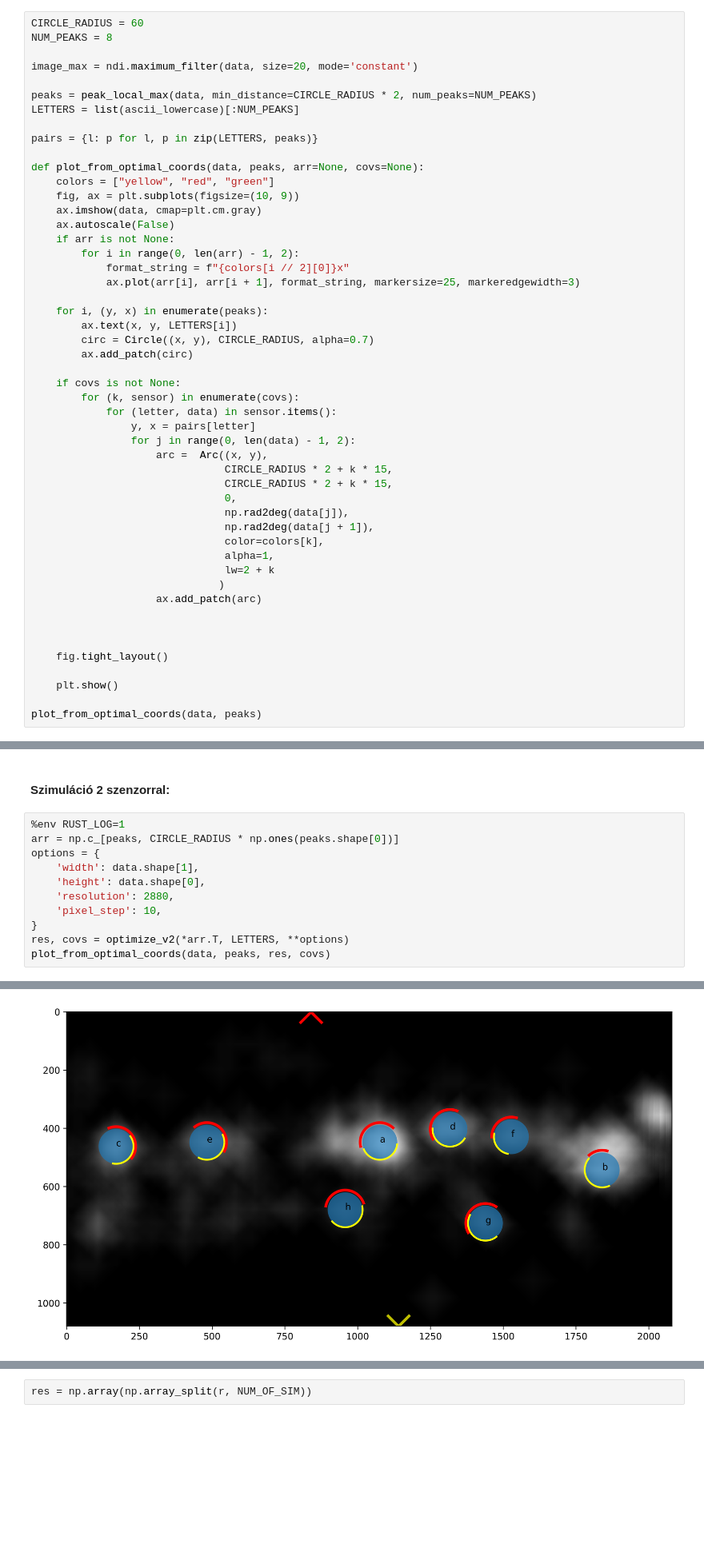
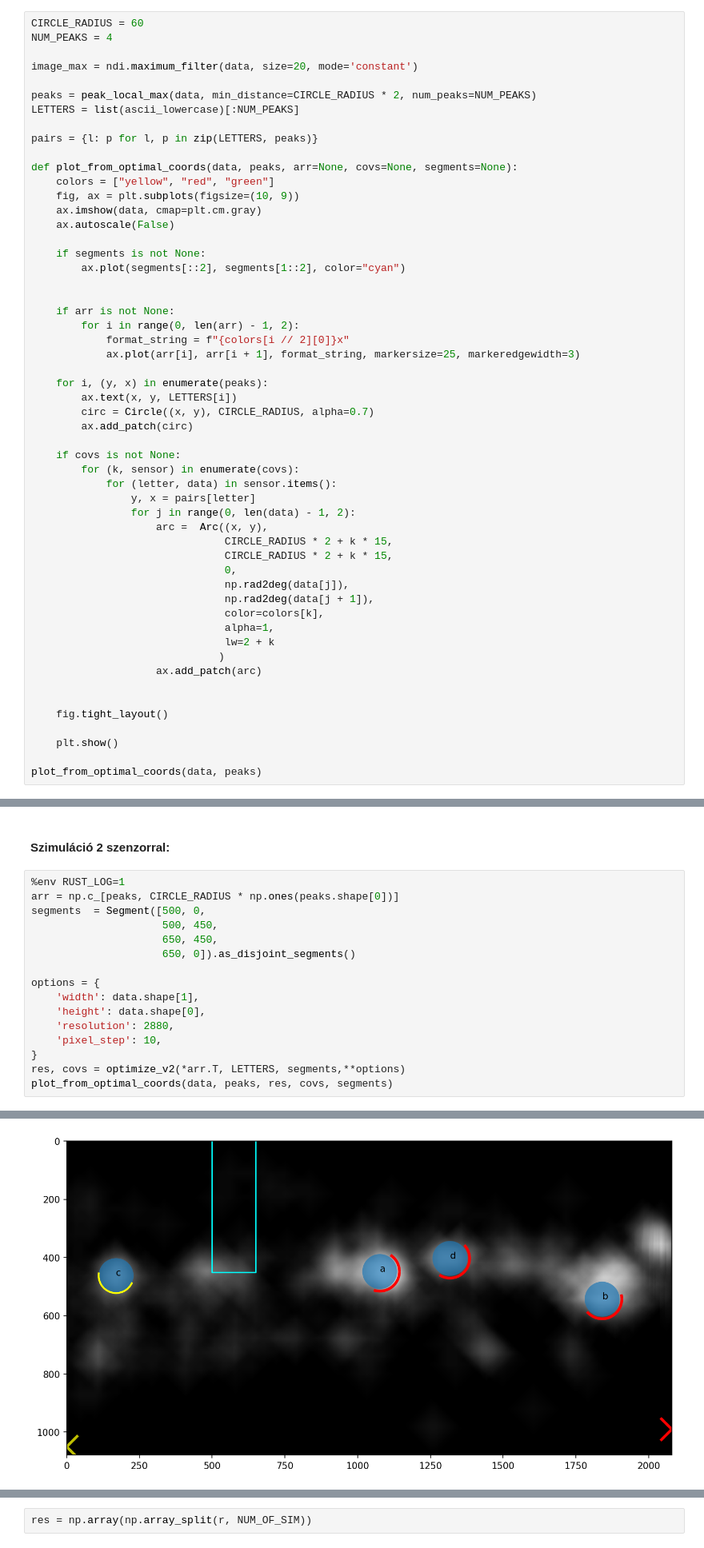
Before and after one commit to Ptrskay3/place_me, a Jupyter notebook: example.ipynb, the cells around one changed output, grey strips where cells are left out. Shown at 80% size. Saved outputs shown, nothing was run; the diff lists cells and outputs as text; blank space fills up the shorter version.

```diff
--- a/example.ipynb
+++ b/example.ipynb
@@ -29,7 +29,7 @@ plt.imshow(data);
 A hőtérképen kiválasztunk $n$ darab lokális maximum helyet, amelyen elhelyezünk $R$ sugarú köröket, ahol $n$ és $R$ az adott környezethez választott. (Példa: $n$-t az alkalmazást használó személyek számából kapjuk, $R$-t pedig úgy választjuk, hogy a valóságbeli mérete nagyjából az emberi kézzel azonos legyen). A hőtérkép nem determinisztikus, hanem valószínűségi jellegű, vagyis a generált körök pontos pozíciója ingadozik: a hőtérképen nagyobb értéken nagyobb valószínűséggel tartózkodik. A körök nem fedhetnek egymásba. Az alábbi kép egy $n = 6$ és $R = 40\,pixel$ felállást mutat.
 # %%
 CIRCLE_RADIUS = 60
-NUM_PEAKS = 8
+NUM_PEAKS = 4
 
 image_max = ndi.maximum_filter(data, size=20, mode='constant')
 
@@ -38,11 +38,16 @@ LETTERS = list(ascii_lowercase)[:NUM_PEAKS]
 
 pairs = {l: p for l, p in zip(LETTERS, peaks)}
 
-def plot_from_optimal_coords(data, peaks, arr=None, covs=None):
+def plot_from_optimal_coords(data, peaks, arr=None, covs=None, segments=None):
     colors = ["yellow", "red", "green"]
     fig, ax = plt.subplots(figsize=(10, 9))
     ax.imshow(data, cmap=plt.cm.gray)
     ax.autoscale(False)
+
+    if segments is not None:
+        ax.plot(segments[::2], segments[1::2], color="cyan")
+
+
     if arr is not None:
         for i in range(0, len(arr) - 1, 2):
             format_string = f"{colors[i // 2][0]}x"
@@ -71,7 +76,6 @@ def plot_from_optimal_coords(data, peaks, arr=None, covs=None):
                     ax.add_patch(arc)
 
 
-
     fig.tight_layout()
 
     plt.show()
@@ -116,14 +136,19 @@ plot_from_optimal_coords(data, peaks, res, covs)
 # %%
 %env RUST_LOG=1
 arr = np.c_[peaks, CIRCLE_RADIUS * np.ones(peaks.shape[0])]
+segments  = Segment([500, 0,
+                     500, 450,
+                     650, 450,
+                     650, 0]).as_disjoint_segments()
+
 options = {
     'width': data.shape[1],
     'height': data.shape[0],
     'resolution': 2880,
     'pixel_step': 10,
 }
-res, covs = optimize_v2(*arr.T, LETTERS, **options)
-plot_from_optimal_coords(data, peaks, res, covs)
+res, covs = optimize_v2(*arr.T, LETTERS, segments,**options)
+plot_from_optimal_coords(data, peaks, res, covs, segments)
 # %% [output]
 env: RUST_LOG=1
 
@@ -139,6 +164,6 @@ env: RUST_LOG=1
     },
 ]
-[figure, old version]
+[figure, new version]
 # %%
 %env RUST_LOG=0
 
```
Also changed, not shown: parts of 4 cells of this notebook, 7 other files.
